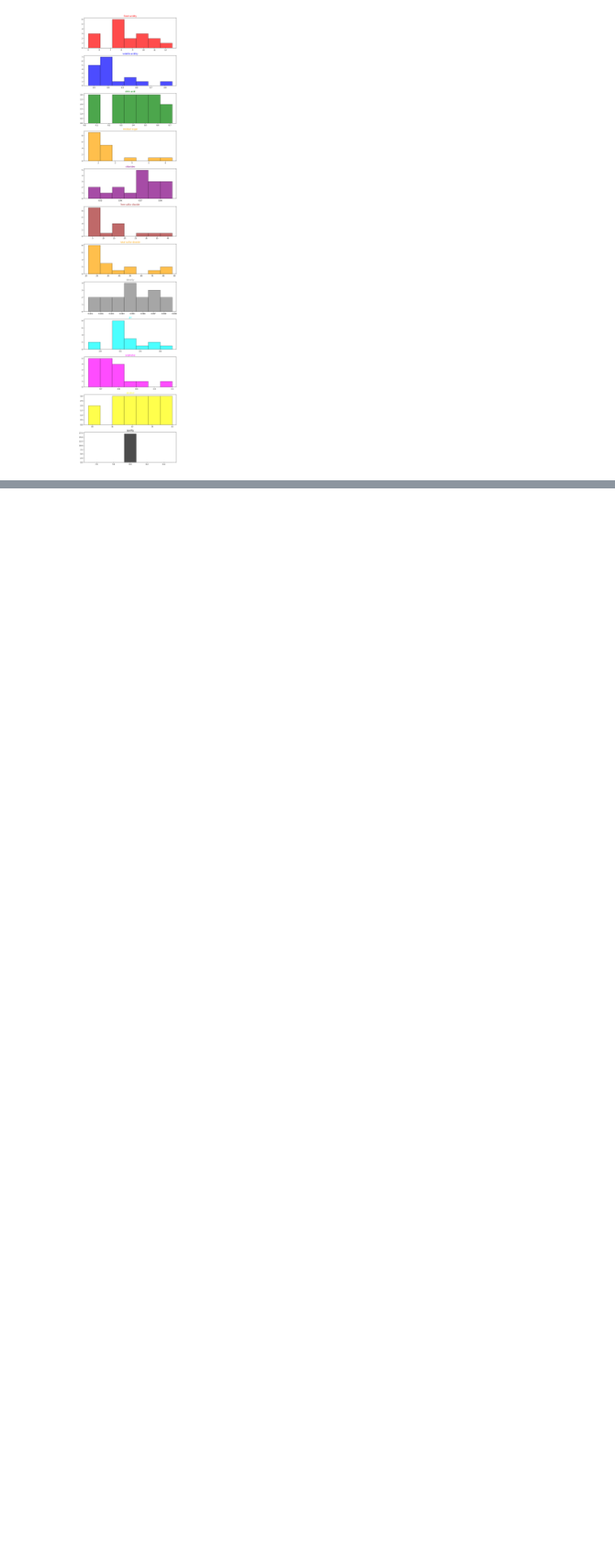
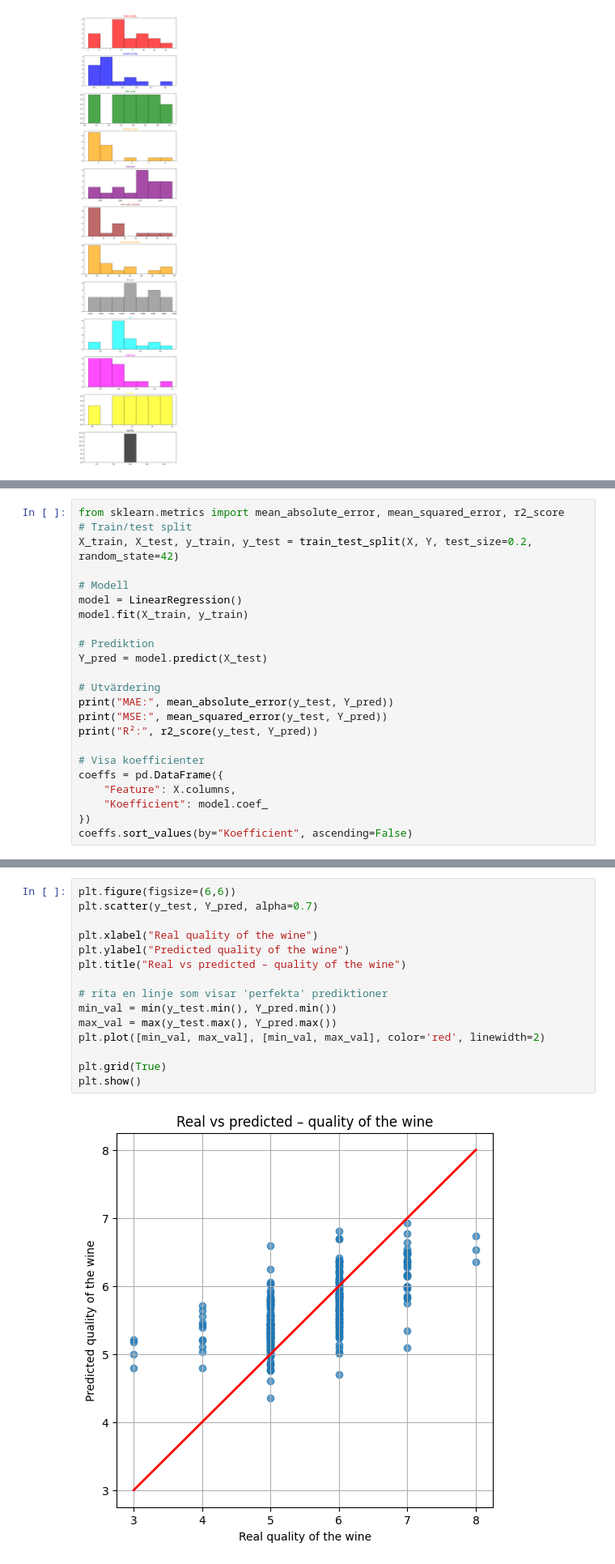
Before and after one commit to Azzure45/big-data-iot-labs, a Jupyter notebook: mini-projekt/mini-project-anton-mahdi.ipynb, the cells around one changed output, grey strips where cells are left out. Shown at 81% size. Drawn from its saved outputs; the diff is of its cells as text; blank space fills up the shorter version.

```diff
--- a/mini-projekt/mini-project-anton-mahdi.ipynb
+++ b/mini-projekt/mini-project-anton-mahdi.ipynb
@@ -247,0 +317,23 @@ print(f"   Testdata: {len(X_test):,} rader (20%)")
+# %%
+from sklearn.metrics import mean_absolute_error, mean_squared_error, r2_score
+# Train/test split
+X_train, X_test, y_train, y_test = train_test_split(X, Y, test_size=0.2, random_state=42)
+
+# Modell
+model = LinearRegression()
+model.fit(X_train, y_train)
+
+# Prediktion
+Y_pred = model.predict(X_test)
+
+# Utvärdering
+print("MAE:", mean_absolute_error(y_test, Y_pred))
+print("MSE:", mean_squared_error(y_test, Y_pred))
+print("R²:", r2_score(y_test, Y_pred))
+
+# Visa koefficienter
+coeffs = pd.DataFrame({
+    "Feature": X.columns,
+    "Koefficient": model.coef_
+})
+coeffs.sort_values(by="Koefficient", ascending=False)
@@ -247,0 +356,17 @@ print(f"   Testdata: {len(X_test):,} rader (20%)")
+# %%
+plt.figure(figsize=(6,6))
+plt.scatter(y_test, Y_pred, alpha=0.7)
+
+plt.xlabel("Real quality of the wine")
+plt.ylabel("Predicted quality of the wine")
+plt.title("Real vs predicted – quality of the wine")
+
+# rita en linje som visar 'perfekta' prediktioner
+min_val = min(y_test.min(), Y_pred.min())
+max_val = max(y_test.max(), Y_pred.max())
+plt.plot([min_val, max_val], [min_val, max_val], color='red', linewidth=2)
+
+plt.grid(True)
+plt.show()
+# %% [output]
+[figure, added]
```
Also changed, not shown: parts of 8 cells of this notebook.
